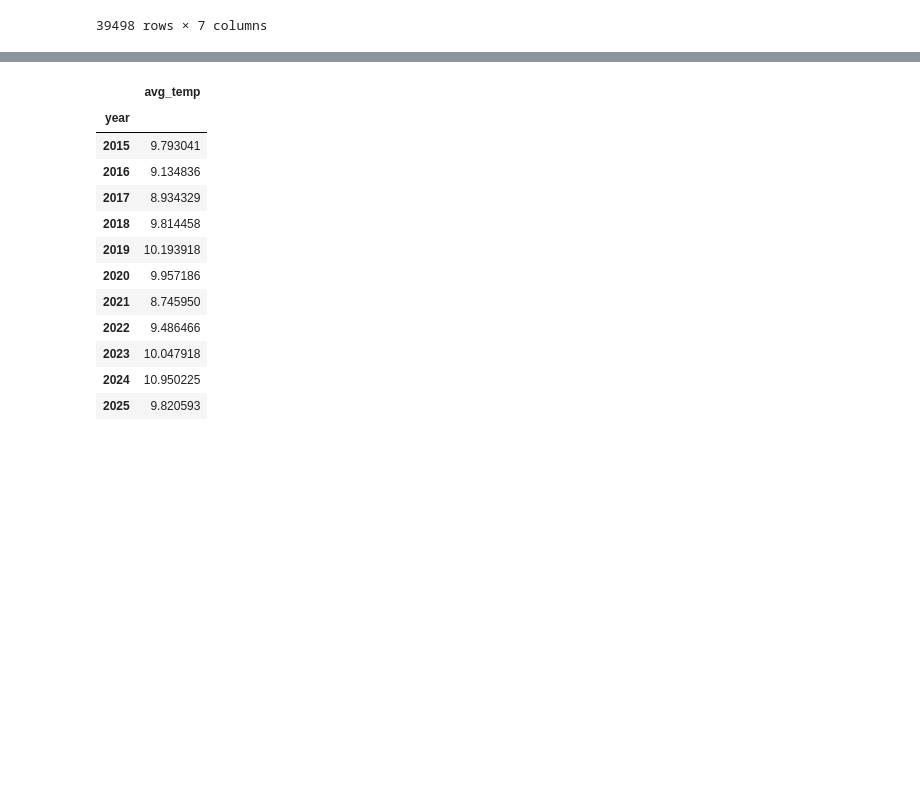
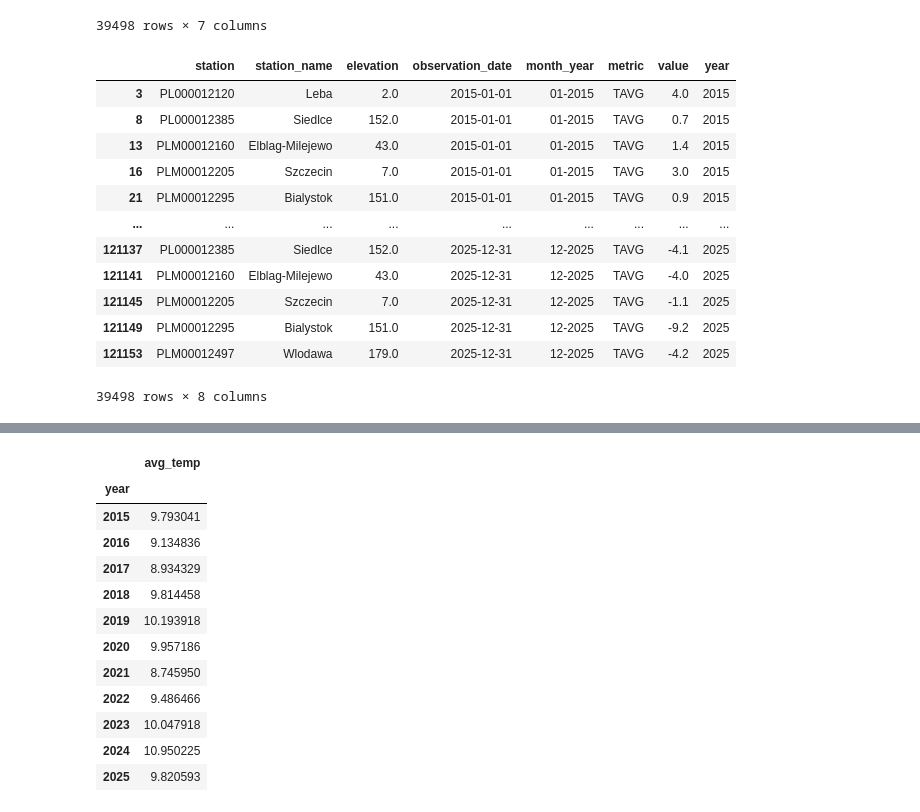
Before and after one commit to nerwuuus/data-toolkit, a Jupyter notebook: weather_data_processing/01_scripts/8_pandas_analysis.ipynb, the cells around one changed output, grey strips where cells are left out. Drawn from its saved outputs; the diff is of its cells as text; code cells hidden in the pictures; blank space fills up the shorter version.

```diff
--- a/weather_data_processing/01_scripts/8_pandas_analysis.ipynb
+++ b/weather_data_processing/01_scripts/8_pandas_analysis.ipynb
@@ -128,10 +122,12 @@ df_raw["observation_date"].min(), df_raw["observation_date"].max()
 # %%
 # Filter out TAVG metric and 2015-2025
-avg_temp_raw = df.copy()
+df = df_raw.copy()
 
-avg_temp = (avg_temp_raw[
-    (avg_temp_raw['metric'] == 'TAVG') &
-    (avg_temp_raw['observation_date'] < "2026-01-01")
+df['observation_date'] = pd.to_datetime(df['observation_date'])
+
+df = (df[
+    (df['metric'] == 'TAVG') &
+    (df['observation_date'] < "2026-01-01")
 ].sort_values(
     'observation_date',
     axis=0,
@@ -139,7 +135,7 @@ avg_temp = (avg_temp_raw[
 )
 )
 
-avg_temp
+df
 # %% [output]
 |  | station | station_name | elevation | observation_date | month_year | metric | value |
 | 3 | PL000012120 | Leba | 2.0 | 2015-01-01 | 01-2015 | TAVG | 4.0 |
@@ -154,3 +150,22 @@ avg_temp
 | 121149 | PLM00012295 | Bialystok | 151.0 | 2025-12-31 | 12-2025 | TAVG | -9.2 |
 | 121153 | PLM00012497 | Wlodawa | 179.0 | 2025-12-31 | 12-2025 | TAVG | -4.2 |
 39498 rows × 7 columns
+# %%
+# Extract year from observation_date
+df['year'] = df['observation_date'].dt.year
+
+df
+# %% [output]
+|  | station | station_name | elevation | observation_date | month_year | metric | value | year |
+| 3 | PL000012120 | Leba | 2.0 | 2015-01-01 | 01-2015 | TAVG | 4.0 | 2015 |
+| 8 | PL000012385 | Siedlce | 152.0 | 2015-01-01 | 01-2015 | TAVG | 0.7 | 2015 |
+| 13 | PLM00012160 | Elblag-Milejewo | 43.0 | 2015-01-01 | 01-2015 | TAVG | 1.4 | 2015 |
+| 16 | PLM00012205 | Szczecin | 7.0 | 2015-01-01 | 01-2015 | TAVG | 3.0 | 2015 |
+| 21 | PLM00012295 | Bialystok | 151.0 | 2015-01-01 | 01-2015 | TAVG | 0.9 | 2015 |
+| ... | ... | ... | ... | ... | ... | ... | ... | ... |
+| 121137 | PL000012385 | Siedlce | 152.0 | 2025-12-31 | 12-2025 | TAVG | -4.1 | 2025 |
+| 121141 | PLM00012160 | Elblag-Milejewo | 43.0 | 2025-12-31 | 12-2025 | TAVG | -4.0 | 2025 |
+| 121145 | PLM00012205 | Szczecin | 7.0 | 2025-12-31 | 12-2025 | TAVG | -1.1 | 2025 |
+| 121149 | PLM00012295 | Bialystok | 151.0 | 2025-12-31 | 12-2025 | TAVG | -9.2 | 2025 |
+| 121153 | PLM00012497 | Wlodawa | 179.0 | 2025-12-31 | 12-2025 | TAVG | -4.2 | 2025 |
+39498 rows × 8 columns
```
Also changed, not shown: parts of 15 cells of this notebook, 1 other file.
